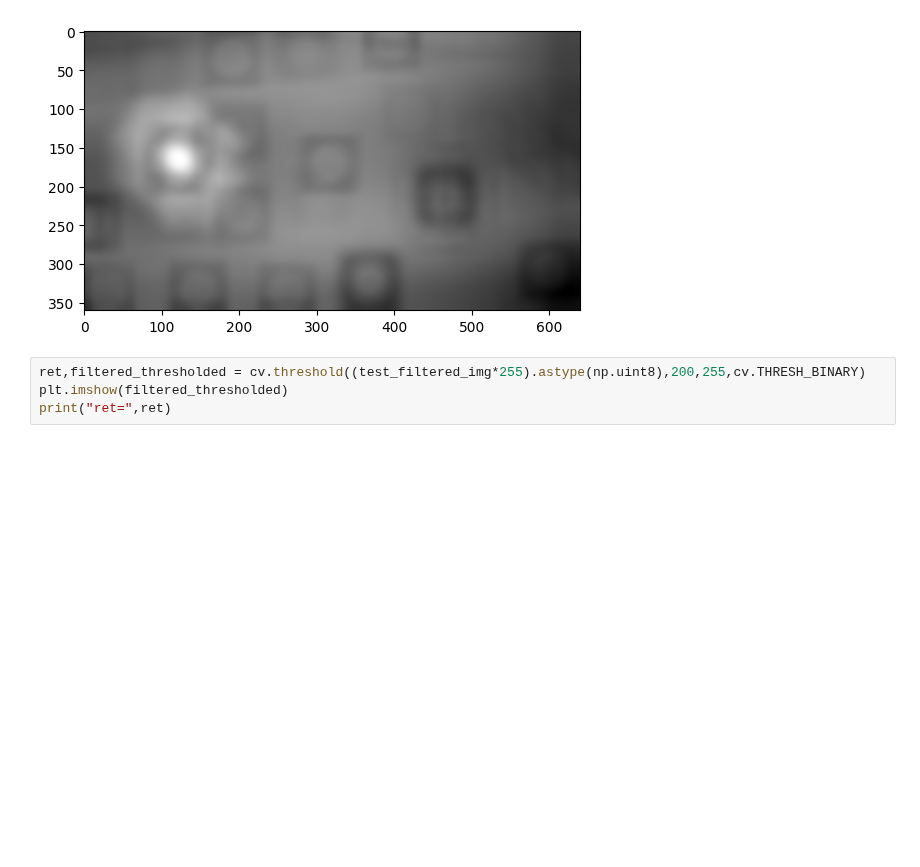
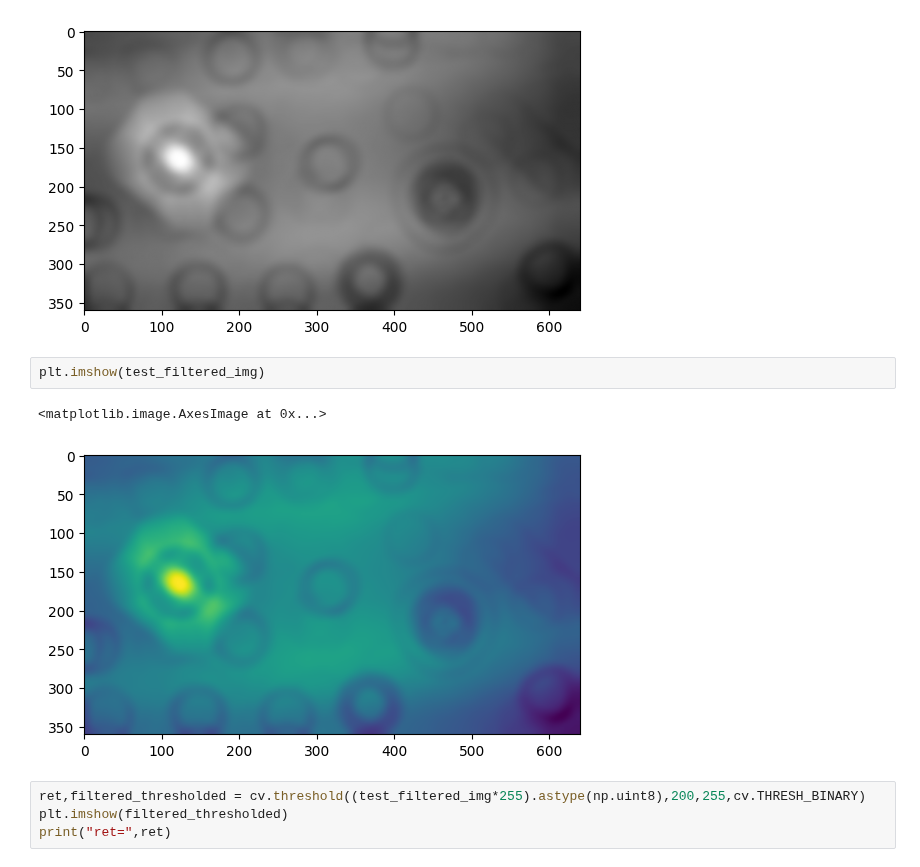
Before and after one commit to jclundy/aer1217_labs, a Jupyter notebook: lab3/lab3-notebook.ipynb, the cells around one changed output. Saved outputs shown, nothing was run; the diff lists cells and outputs as text; blank space fills up the shorter version.

```diff
--- a/lab3/lab3-notebook.ipynb
+++ b/lab3/lab3-notebook.ipynb
@@ -67,6 +68,11 @@ plt.imshow(test_filtered_img, cmap='gray')
 # %% [output]
 <matplotlib.image.AxesImage at 0x...>
 [figure]
+# %%
+plt.imshow(test_filtered_img)
+# %% [output]
+<matplotlib.image.AxesImage at 0x...>
+[figure, added]
 # %%
 ret,filtered_thresholded = cv.threshold((test_filtered_img*255).astype(np.uint8),200,255,cv.THRESH_BINARY)
 plt.imshow(filtered_thresholded)
```
Also changed, not shown: parts of 7 cells of this notebook.
